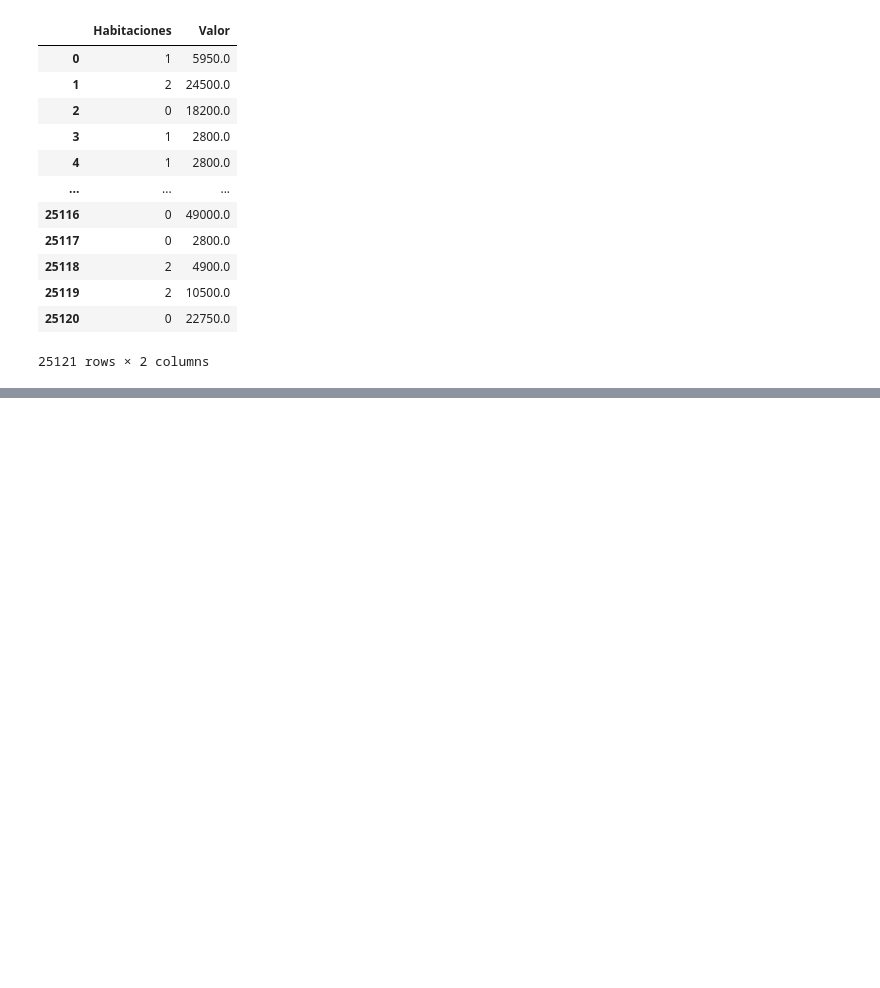
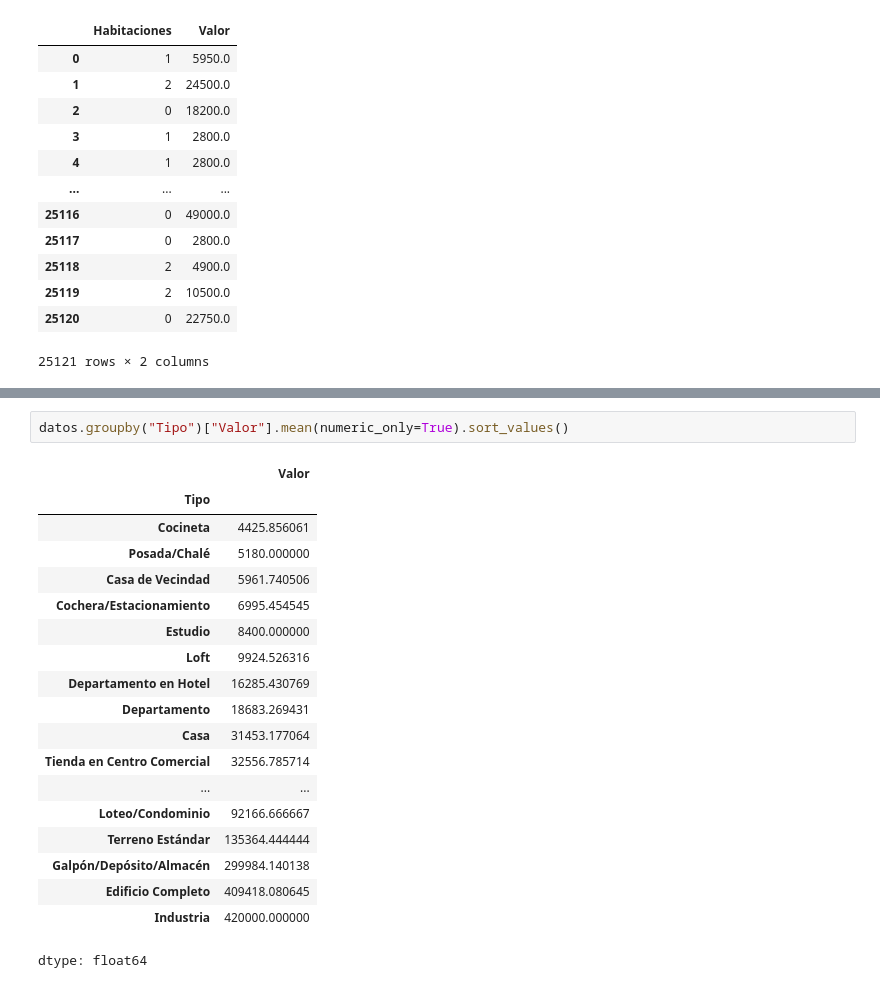
Before and after one commit to Scf300/Curso-Pandas-Data-Science, a Jupyter notebook: inmuebles_cdmx.ipynb, the cells around one changed output, grey strips where cells are left out. Saved outputs shown, nothing was run; the diff lists cells and outputs as text; blank space fills up the shorter version.

```diff
--- a/inmuebles_cdmx.ipynb
+++ b/inmuebles_cdmx.ipynb
@@ -180,0 +221,22 @@ datos[["Habitaciones", "Valor"]]
+# %%
+datos.groupby("Tipo")["Valor"].mean(numeric_only=True).sort_values()
+# %% [output]
+|  | Valor |
+| Tipo |  |
+| Cocineta | 4425.856061 |
+| Posada/Chalé | 5180.000000 |
+| Casa de Vecindad | 5961.740506 |
+| Cochera/Estacionamiento | 6995.454545 |
+| Estudio | 8400.000000 |
+| Loft | 9924.526316 |
+| Departamento en Hotel | 16285.430769 |
+| Departamento | 18683.269431 |
+| Casa | 31453.177064 |
+| Tienda en Centro Comercial | 32556.785714 |
+| ... | ... |
+| Loteo/Condominio | 92166.666667 |
+| Terreno Estándar | 135364.444444 |
+| Galpón/Depósito/Almacén | 299984.140138 |
+| Edificio Completo | 409418.080645 |
+| Industria | 420000.000000 |
+dtype: float64
```
Also changed, not shown: parts of 8 cells of this notebook.
